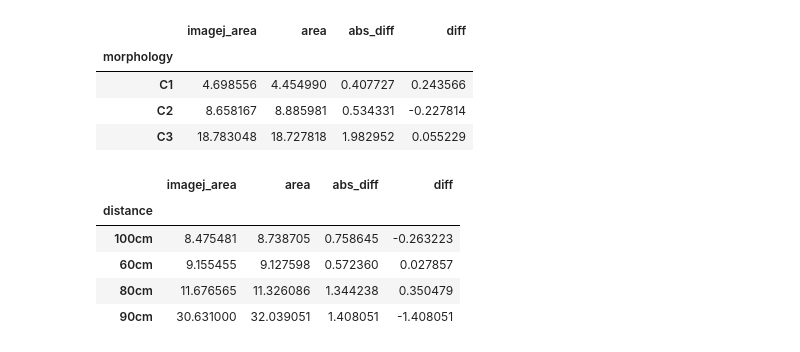
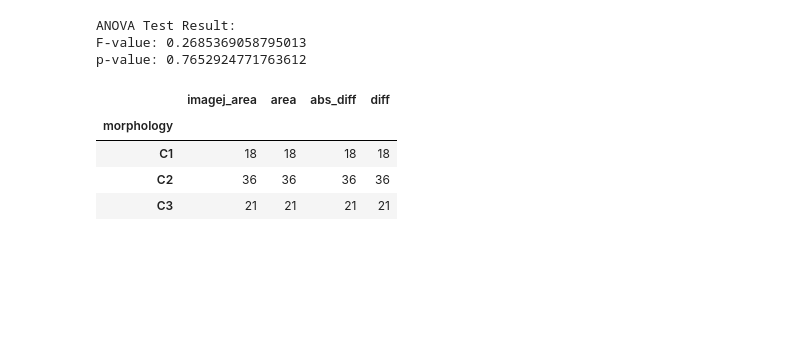
Before and after one commit to eai6/FloralArea, a Jupyter notebook: research/Evaluation/evaulation_1.ipynb, the cells around one changed output. Drawn from its saved outputs; the diff is of its cells as text; code cells hidden in the pictures; blank space fills up the shorter version.

```diff
--- a/research/Evaluation/evaulation_1.ipynb
+++ b/research/Evaluation/evaulation_1.ipynb
@@ -51,0 +15,16 @@ plt.plot([0, max(data['imagej_area'])], [0, max(data['area'])], 'r--')
+# %%
+# Load the data
+df = pd.read_csv('/Users/edwardamoah/Documents/GitHub/FloralArea/research/Evaluation/floralarea_1_40.csv')
+# https://pandas.pydata.org/pandas-docs/stable/user_guide/io.html#csv-text-files
+# You can check the link above to learn more abour how to read data for different formats in pandas
+
+# Q1: What command is used to load csv files in pandas?
+# %%
+# function to convert inches square to cm square
+def convert_inch_to_cm(inch):
+    cm = inch * 6.4516
+    return cm
+# %%
+# convert inches area to meters
+df['area'] = df['area'].apply(convert_inch_to_cm)
+df['imagej_area'] = df['imagej_area'].apply(convert_inch_to_cm)
@@ -76,0 +234,16 @@ data[["flower_color", "imagej_area", "area", "abs_diff", "diff"]].groupby("flowe
+# %%
+#https://www.statology.org/null-hypothesis-for-anova/
+
+# Read about anova testing above
+
+# Perform ANOVA test
+result = stats.f_oneway(data_60["diff"], data_80["diff"], data_100["diff"])
+
+# Print the ANOVA test result
+print("ANOVA Test Result:")
+print("F-value:", result.statistic)
+print("p-value:", result.pvalue)
+# %% [output]
+ANOVA Test Result:
+F-value: 0.2685369058795013
+p-value: 0.7652924771763612
@@ -77,17 +254,8 @@ data[["flower_color", "imagej_area", "area", "abs_diff", "diff"]].groupby("flowe
 # %%
-data[["morphology", "imagej_area", "area", "abs_diff", "diff"]].groupby("morphology").mean()
+data[["morphology", "imagej_area", "area", "abs_diff", "diff"]].groupby("morphology").count()
 # %% [output]
 |  | imagej_area | area | abs_diff | diff |
 | morphology |  |  |  |  |
-| C1 | 4.698556 | 4.454990 | 0.407727 | 0.243566 |
-| C2 | 8.658167 | 8.885981 | 0.534331 | -0.227814 |
-| C3 | 18.783048 | 18.727818 | 1.982952 | 0.055229 |
+| C1 | 18 | 18 | 18 | 18 |
+| C2 | 36 | 36 | 36 | 36 |
+| C3 | 21 | 21 | 21 | 21 |
-# %%
-data[["distance", "imagej_area", "area", "abs_diff", "diff"]].groupby("distance").mean()
-# %% [output]
-|  | imagej_area | area | abs_diff | diff |
-| distance |  |  |  |  |
-| 100cm | 8.475481 | 8.738705 | 0.758645 | -0.263223 |
-| 60cm | 9.155455 | 9.127598 | 0.572360 | 0.027857 |
-| 80cm | 11.676565 | 11.326086 | 1.344238 | 0.350479 |
-| 90cm | 30.631000 | 32.039051 | 1.408051 | -1.408051 |
```
Also changed, not shown: parts of 73 cells of this notebook, 28 other files.
